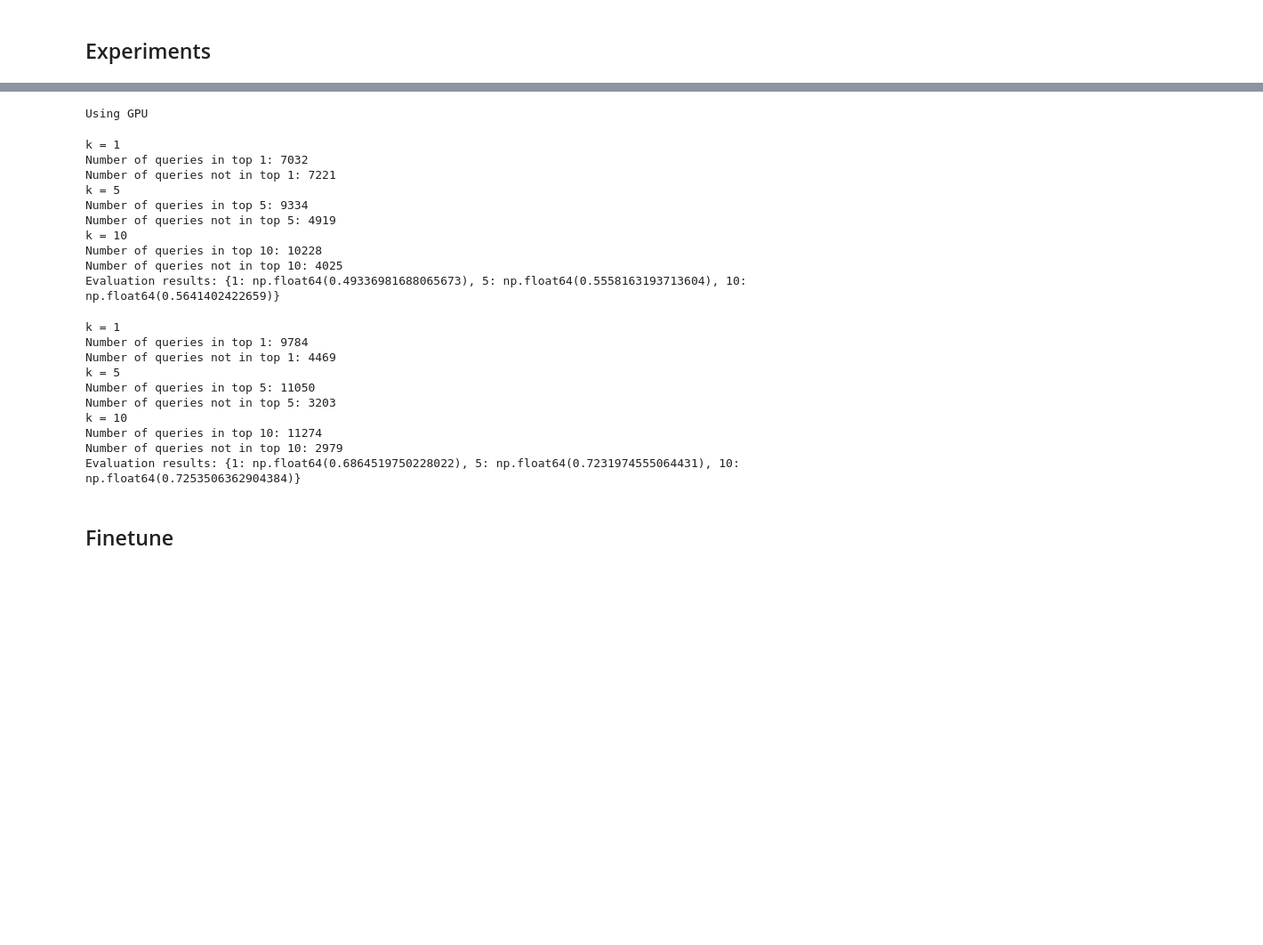
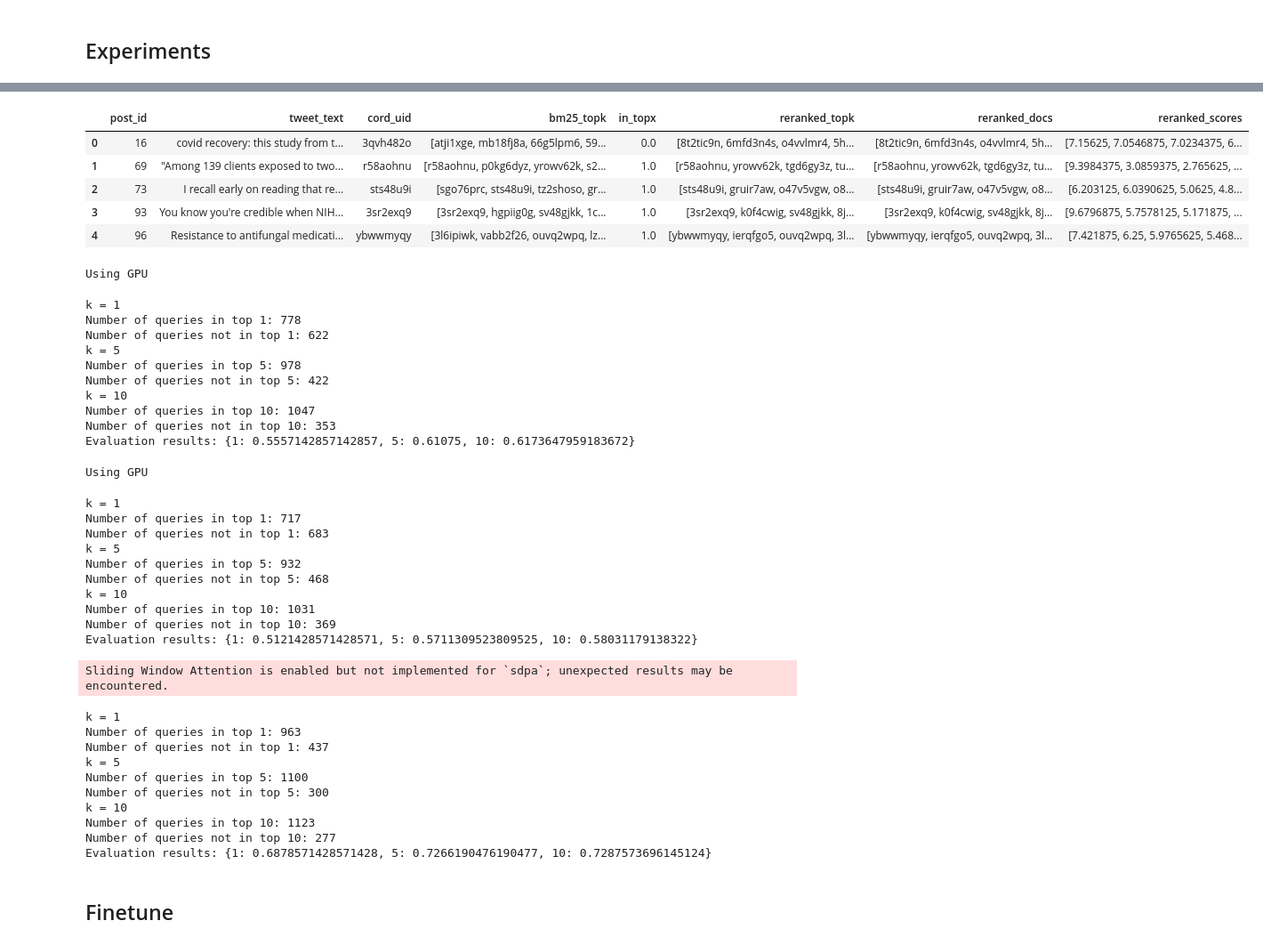
Before and after one commit to AIR25-CheckThat-Group1/CheckThat-ScientificClaimSourceRetrieval, a Jupyter notebook: reranking.ipynb, the cells around one changed output, grey strips where cells are left out. Shown at 89% size. Saved outputs shown, nothing was run; the diff lists cells and outputs as text; code cells hidden in the pictures; blank space fills up the shorter version.

```diff
--- a/reranking.ipynb
+++ b/reranking.ipynb
@@ -343,5 +347,32 @@ Evaluation results: {1: np.float64(0.5341331649477303), 5: np.float64(0.58874622
+# %%
+df_query_dev_single = experiment_single_bm25(df_collection, df_query_dev, stemmer=stemmer, k=30)
+display(df_query_dev_single.head(5))
+model_name = "cross-encoder/ms-marco-MiniLM-L12-v2"
+tokenizer, model = initialize_reranker(model_name)
+df_query = rerank_with_alibaba(df_query_dev_single, df_collection, tokenizer, model, k=10, batch_size=100)
+df_query.to_parquet("data/reranked_results_miniLM12.parquet")
+results = evaluate_reranked_results(df_query)
+print(f"Evaluation results: {results}")
+# %% [output]
+|  | post_id | tweet_text | cord_uid | bm25_topk | in_topx | reranked_topk | reranked_docs | reranked_scores |
+| 0 | 16 | covid recovery: this study from t... | 3qvh482o | [atji1xge, mb18fj8a, 66g5lpm6, 59... | 0.0 | [8t2tic9n, 6mfd3n4s, o4vvlmr4, 5h... | [8t2tic9n, 6mfd3n4s, o4vvlmr4, 5h... | [7.15625, 7.0546875, 7.0234375, 6... |
+| 1 | 69 | "Among 139 clients exposed to two... | r58aohnu | [r58aohnu, p0kg6dyz, yrowv62k, s2... | 1.0 | [r58aohnu, yrowv62k, tgd6gy3z, tu... | [r58aohnu, yrowv62k, tgd6gy3z, tu... | [9.3984375, 3.0859375, 2.765625, ... |
+| 2 | 73 | I recall early on reading that re... | sts48u9i | [sgo76prc, sts48u9i, tz2shoso, gr... | 1.0 | [sts48u9i, gruir7aw, o47v5vgw, o8... | [sts48u9i, gruir7aw, o47v5vgw, o8... | [6.203125, 6.0390625, 5.0625, 4.8... |
+| 3 | 93 | You know you're credible when NIH... | 3sr2exq9 | [3sr2exq9, hgpiig0g, sv48gjkk, 1c... | 1.0 | [3sr2exq9, k0f4cwig, sv48gjkk, 8j... | [3sr2exq9, k0f4cwig, sv48gjkk, 8j... | [9.6796875, 5.7578125, 5.171875, ... |
+| 4 | 96 | Resistance to antifungal medicati... | ybwwmyqy | [3l6ipiwk, vabb2f26, ouvq2wpq, lz... | 1.0 | [ybwwmyqy, ierqfgo5, ouvq2wpq, 3l... | [ybwwmyqy, ierqfgo5, ouvq2wpq, 3l... | [7.421875, 6.25, 5.9765625, 5.468... |
+Using GPU
+k = 1
+Number of queries in top 1: 778
+Number of queries not in top 1: 622
+k = 5
+Number of queries in top 5: 978
+Number of queries not in top 5: 422
+k = 10
+Number of queries in top 10: 1047
+Number of queries not in top 10: 353
+Evaluation results: {1: 0.5557142857142857, 5: 0.61075, 10: 0.6173647959183672}
 # %%
-df_query_dev_single = experiment_single_bm25(df_collection, df_query_combined, stemmer=stemmer, k=40)
+df_query_dev_single = experiment_single_bm25(df_collection, df_query_dev, stemmer=stemmer, k=30)
 model_name = "cross-encoder/ms-marco-electra-base"
 tokenizer, model = initialize_reranker(model_name)
 df_query = rerank_with_alibaba(df_query_dev_single, df_collection, tokenizer, model, k=10, batch_size=50, max_length=None )
@@ -351,32 +382,33 @@ print(f"Evaluation results: {results}")
 # %% [output]
 Using GPU
 k = 1
-Number of queries in top 1: 7032
-Number of queries not in top 1: 7221
+Number of queries in top 1: 717
+Number of queries not in top 1: 683
 k = 5
-Number of queries in top 5: 9334
-Number of queries not in top 5: 4919
+Number of queries in top 5: 932
+Number of queries not in top 5: 468
 k = 10
-Number of queries in top 10: 10228
-Number of queries not in top 10: 4025
-Evaluation results: {1: np.float64(0.49336981688065673), 5: np.float64(0.5558163193713604), 10: np.float64(0.5641402422659)}
+Number of queries in top 10: 1031
+Number of queries not in top 10: 369
+Evaluation results: {1: 0.5121428571428571, 5: 0.5711309523809525, 10: 0.58031179138322}
 # %%
-df_query_dev_single = experiment_single_bm25(df_collection, df_query_combined, stemmer=stemmer, k=25)
+df_query_dev_single = experiment_single_bm25(df_collection, df_query_dev, stemmer=stemmer, k=30)
 df_query = rerank_mxbai(df_query_dev_single, df_collection, "mixedbread-ai/mxbai-rerank-base-v2", batch_size=1)
 df_query.to_parquet("data/reranked_results_mxbai.parquet")
 results = evaluate_reranked_results(df_query)
 print(f"Evaluation results: {results}")
 # %% [output]
-k = 1
-Number of queries in top 1: 9784
-Number of queries not in top 1: 4469
-k = 5
-Number of queries in top 5: 11050
-Number of queries not in top 5: 3203
-k = 10
-Number of queries in top 10: 11274
-Number of queries not in top 10: 2979
-Evaluation results: {1: np.float64(0.6864519750228022), 5: np.float64(0.7231974555064431), 10: np.float64(0.7253506362904384)}
+Sliding Window Attention is enabled but not implemented for `sdpa`; unexpected results may be encountered.
+k = 1
+Number of queries in top 1: 963
+Number of queries not in top 1: 437
+k = 5
+Number of queries in top 5: 1100
+Number of queries not in top 5: 300
+k = 10
+Number of queries in top 10: 1123
+Number of queries not in top 10: 277
+Evaluation results: {1: 0.6878571428571428, 5: 0.7266190476190477, 10: 0.7287573696145124}
 # %% [markdown]
 ## Finetune
 # %%
```
Also changed, not shown: parts of 6 cells of this notebook, 7 other files.
